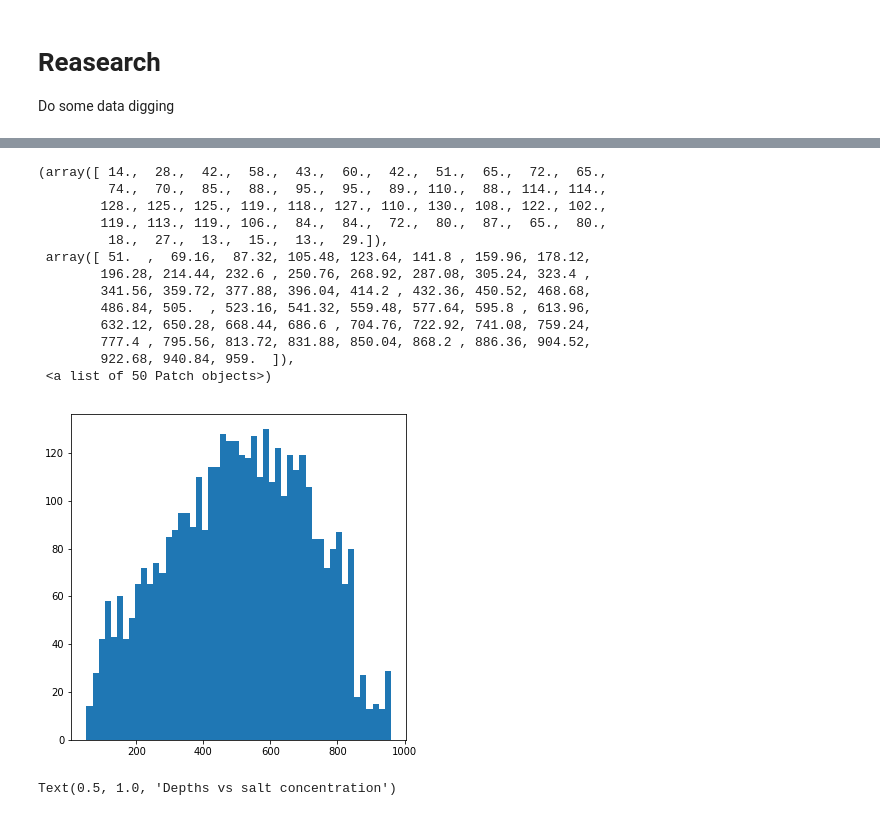
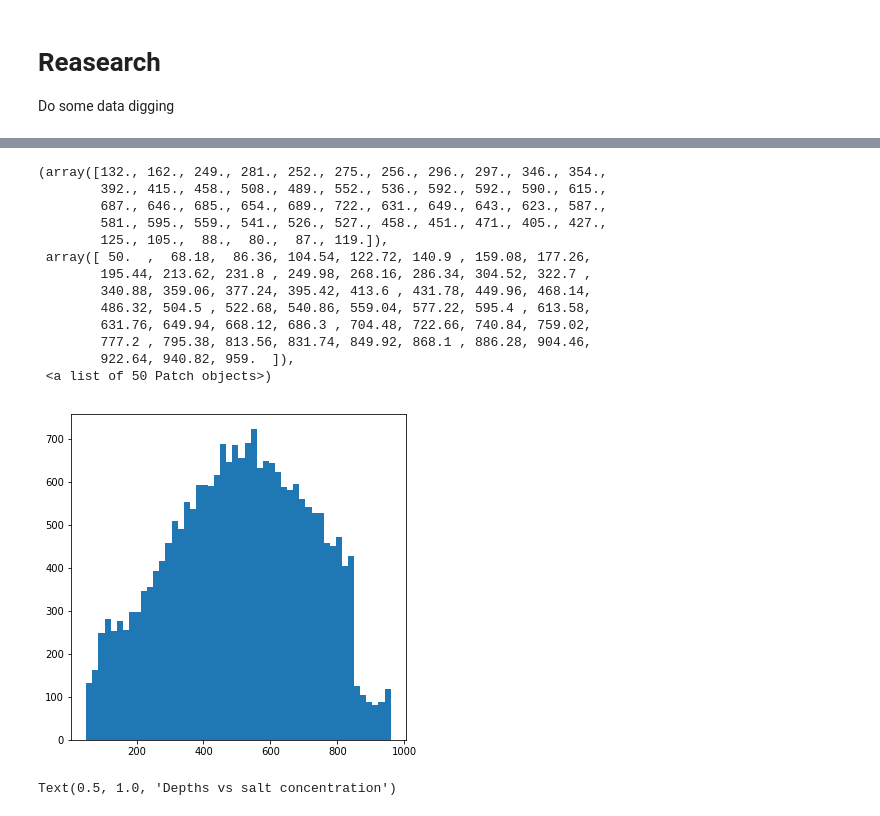
Before and after one commit to kirill-fedyanin/kaggle_tgs_salt, a Jupyter notebook: salt.ipynb, the cells around one changed output, grey strips where cells are left out. Cells and saved outputs as stored; diff of their text form; code cells hidden in the pictures.

```diff
--- a/salt.ipynb
+++ b/salt.ipynb
@@ -100,25 +78,23 @@ for _ in range(15):
 # %%
 depths = pd.read_csv("depths.csv")
 
-train_values['depths'] = depths['z']
-
 plt.figure(figsize=(6, 6))
-plt.hist(train_values['depths'], bins=50)
+plt.hist(depths['z'], bins=50)
 # %% [output]
-(array([ 14.,  28.,  42.,  58.,  43.,  60.,  42.,  51.,  65.,  72.,  65.,
-         74.,  70.,  85.,  88.,  95.,  95.,  89., 110.,  88., 114., 114.,
-        128., 125., 125., 119., 118., 127., 110., 130., 108., 122., 102.,
-        119., 113., 119., 106.,  84.,  84.,  72.,  80.,  87.,  65.,  80.,
-         18.,  27.,  13.,  15.,  13.,  29.]),
- array([ 51.  ,  69.16,  87.32, 105.48, 123.64, 141.8 , 159.96, 178.12,
-        196.28, 214.44, 232.6 , 250.76, 268.92, 287.08, 305.24, 323.4 ,
-        341.56, 359.72, 377.88, 396.04, 414.2 , 432.36, 450.52, 468.68,
-        486.84, 505.  , 523.16, 541.32, 559.48, 577.64, 595.8 , 613.96,
-        632.12, 650.28, 668.44, 686.6 , 704.76, 722.92, 741.08, 759.24,
-        777.4 , 795.56, 813.72, 831.88, 850.04, 868.2 , 886.36, 904.52,
-        922.68, 940.84, 959.  ]),
+(array([132., 162., 249., 281., 252., 275., 256., 296., 297., 346., 354.,
+        392., 415., 458., 508., 489., 552., 536., 592., 592., 590., 615.,
+        687., 646., 685., 654., 689., 722., 631., 649., 643., 623., 587.,
+        581., 595., 559., 541., 526., 527., 458., 451., 471., 405., 427.,
+        125., 105.,  88.,  80.,  87., 119.]),
+ array([ 50.  ,  68.18,  86.36, 104.54, 122.72, 140.9 , 159.08, 177.26,
+        195.44, 213.62, 231.8 , 249.98, 268.16, 286.34, 304.52, 322.7 ,
+        340.88, 359.06, 377.24, 395.42, 413.6 , 431.78, 449.96, 468.14,
+        486.32, 504.5 , 522.68, 540.86, 559.04, 577.22, 595.4 , 613.58,
+        631.76, 649.94, 668.12, 686.3 , 704.48, 722.66, 740.84, 759.02,
+        777.2 , 795.38, 813.56, 831.74, 849.92, 868.1 , 886.28, 904.46,
+        922.64, 940.82, 959.  ]),
  <a list of 50 Patch objects>)
-[figure, old version]
+[figure, new version]
 # %%
 norm = HEIGHT * WIDTH * 255.0
 def salt_concentration(mask):
```
Also changed, not shown: parts of 22 cells of this notebook.
